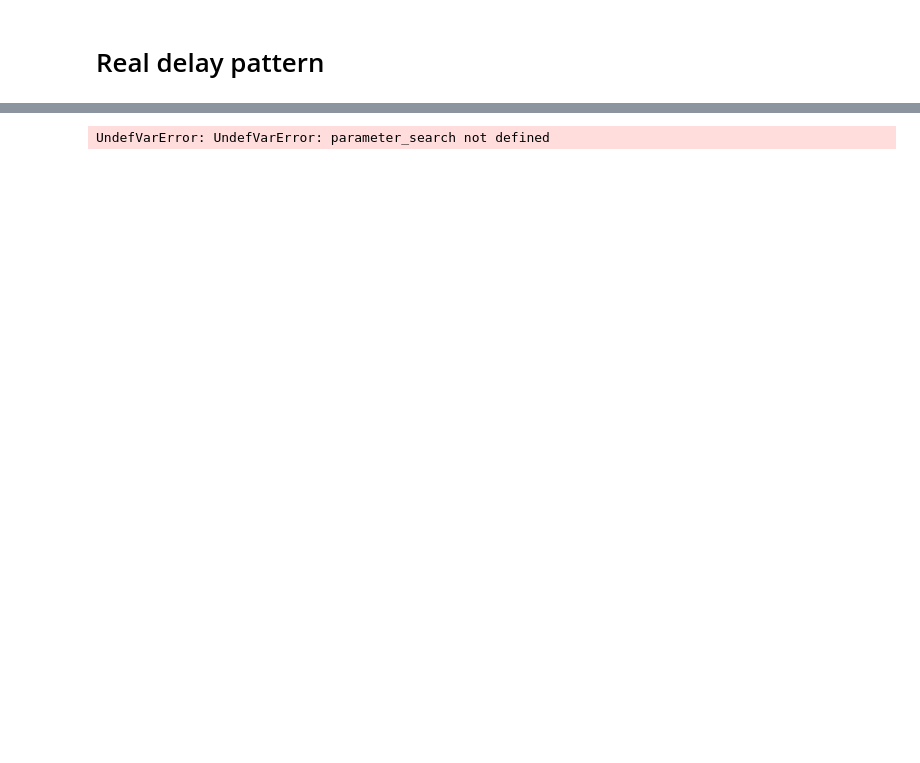
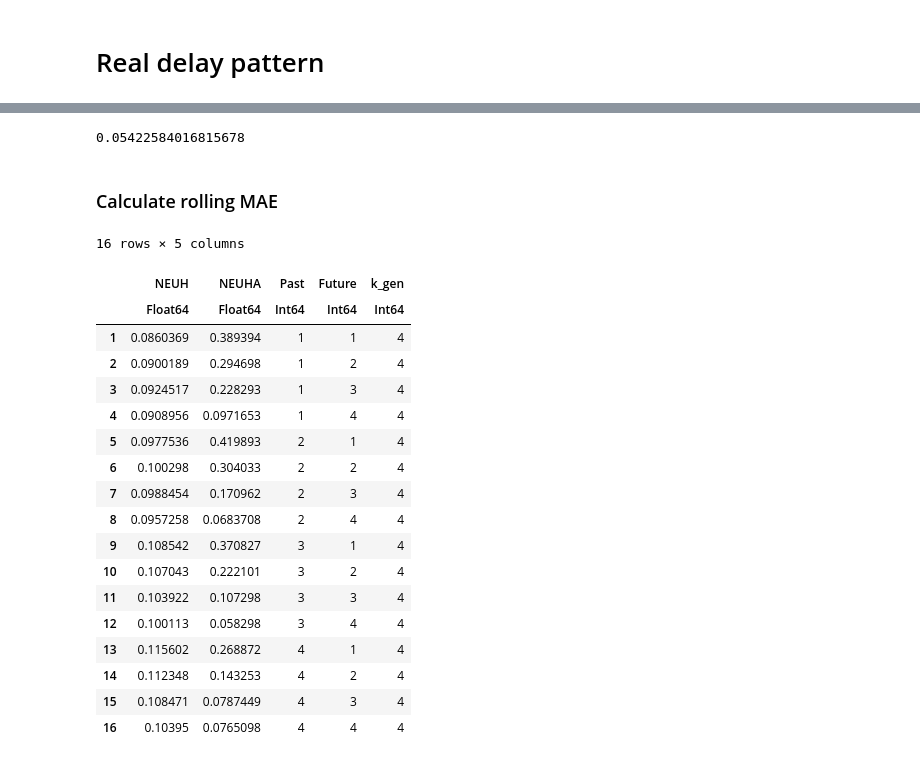
Before and after one commit to timueh/COVID-19, a Jupyter notebook: Synth_data_evaluation.ipynb, the cells around one changed output, grey strips where cells are left out. Saved outputs shown, nothing was run; the diff lists cells and outputs as text; code cells hidden in the pictures; blank space fills up the shorter version.

```diff
--- a/Synth_data_evaluation.ipynb
+++ b/Synth_data_evaluation.ipynb
@@ -217,0 +252,6 @@ ArgumentError: ArgumentError: "data/synth_german_0.9_0.95_1_real_delay.csv" is n
+# %%
+mean(abs.(neu_h_R.R[12:length(neu_h_R.R)] .- r_true[19:length(r_true) - 3]))
+# %% [output]
+0.05422584016815678
+# %% [markdown]
+### Calculate rolling MAE
@@ -218,6 +287,23 @@ ArgumentError: ArgumentError: "data/synth_german_0.9_0.95_1_real_delay.csv" is n
 # %%
-result = parameter_search(df, collect(1:10), collect(1:10),  collect(1:10), "delayed")
-CSV.write("mae_real_delay.csv", result)
+result = parameter_search(df, collect(1:4), collect(1:4),  collect(4:4), "delayed")
 result
 # %% [output]
-UndefVarError: UndefVarError: parameter_search not defined
+16 rows × 5 columns
+|  | NEUH | NEUHA | Past | Future | k_gen |
+|  | Float64 | Float64 | Int64 | Int64 | Int64 |
+| 1 | 0.0860369 | 0.389394 | 1 | 1 | 4 |
+| 2 | 0.0900189 | 0.294698 | 1 | 2 | 4 |
+| 3 | 0.0924517 | 0.228293 | 1 | 3 | 4 |
+| 4 | 0.0908956 | 0.0971653 | 1 | 4 | 4 |
+| 5 | 0.0977536 | 0.419893 | 2 | 1 | 4 |
+| 6 | 0.100298 | 0.304033 | 2 | 2 | 4 |
+| 7 | 0.0988454 | 0.170962 | 2 | 3 | 4 |
+| 8 | 0.0957258 | 0.0683708 | 2 | 4 | 4 |
+| 9 | 0.108542 | 0.370827 | 3 | 1 | 4 |
+| 10 | 0.107043 | 0.222101 | 3 | 2 | 4 |
+| 11 | 0.103922 | 0.107298 | 3 | 3 | 4 |
+| 12 | 0.100113 | 0.058298 | 3 | 4 | 4 |
+| 13 | 0.115602 | 0.268872 | 4 | 1 | 4 |
+| 14 | 0.112348 | 0.143253 | 4 | 2 | 4 |
+| 15 | 0.108471 | 0.0787449 | 4 | 3 | 4 |
+| 16 | 0.10395 | 0.0765098 | 4 | 4 | 4 |
```
Also changed, not shown: parts of 34 cells of this notebook, 5 other files.
